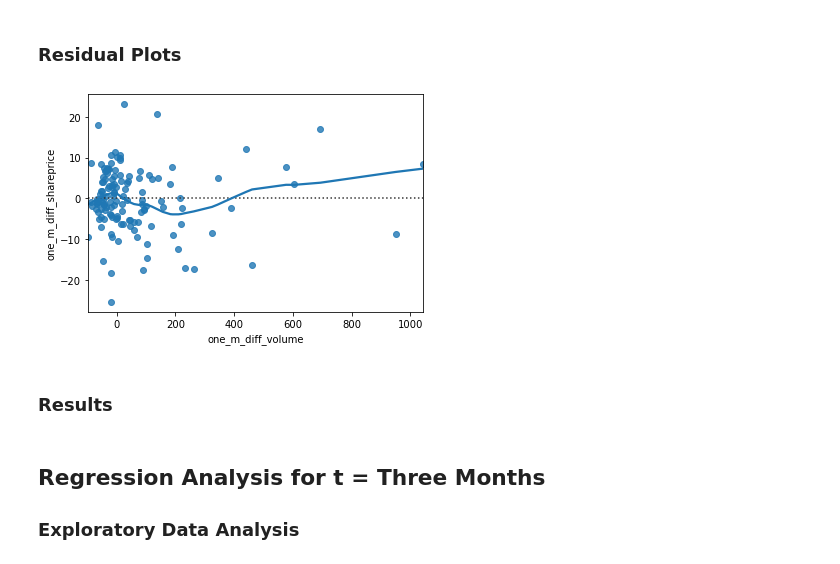
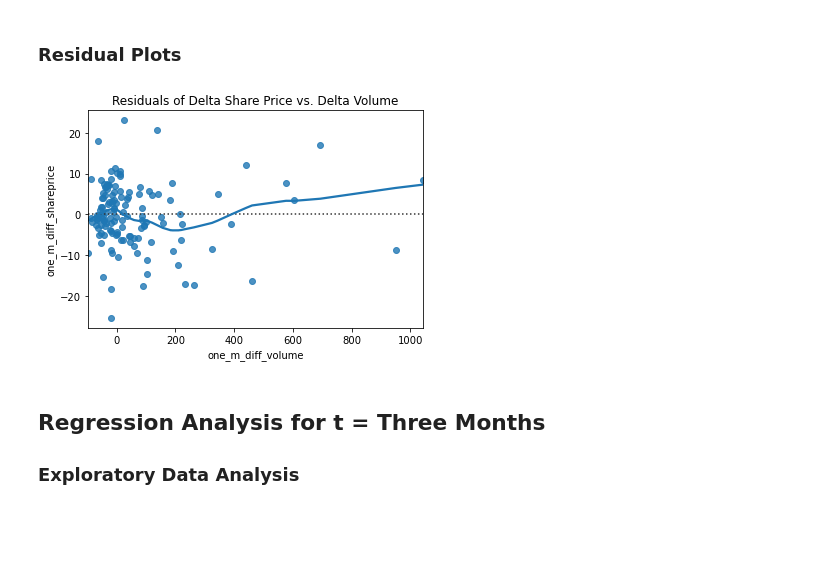
Before and after one commit to SolB77/Managerial-Economics-Senior-Thesis, a Jupyter notebook: Regression Analysis.ipynb, the cells around one changed output. Cells and saved outputs as stored; diff of their text form; code cells hidden in the pictures; blank space fills up the shorter version.

```diff
--- a/Regression Analysis.ipynb
+++ b/Regression Analysis.ipynb
@@ -155,11 +108,10 @@ onemonthsummary
 # %% [markdown]
 ### Residual Plots
 # %%
-OneMResidvsVolume = sns.residplot(x='one_m_diff_volume',y='one_m_diff_shareprice',data=onemonthdata, robust=True, lowess=True)
+OneMResidvsVolume = sns.residplot(x='one_m_diff_volume',y='one_m_diff_shareprice',data=onemonthdata, robust=True, lowess=True).set_title("Residuals of Delta Share Price vs. Delta Volume")
+OneMResidvsVolume.figure.savefig("Regression Output:Visualizations/EDA Plots/One Month/onemonthresidual.png")
 # %% [output]
-[figure, old version]
+[figure, new version]
-# %% [markdown]
-### Results
 # %% [markdown]
 ## Regression Analysis for t = Three Months
 ### Exploratory Data Analysis
```
Also changed, not shown: parts of 47 cells of this notebook, 34 other files.
